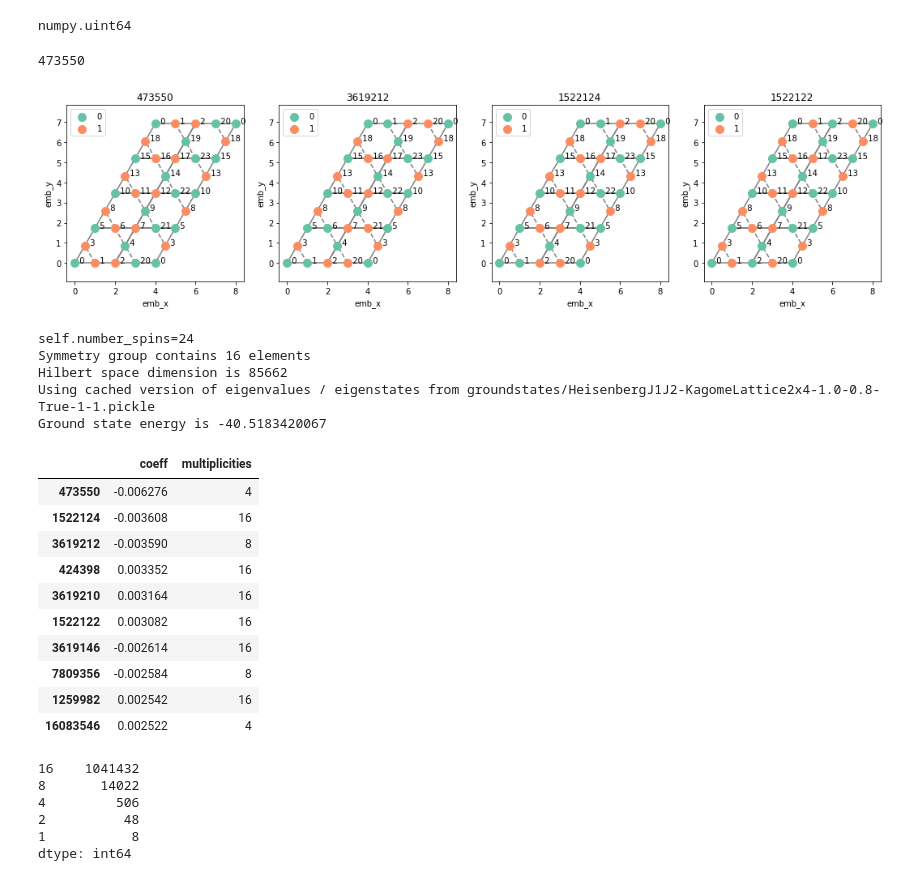
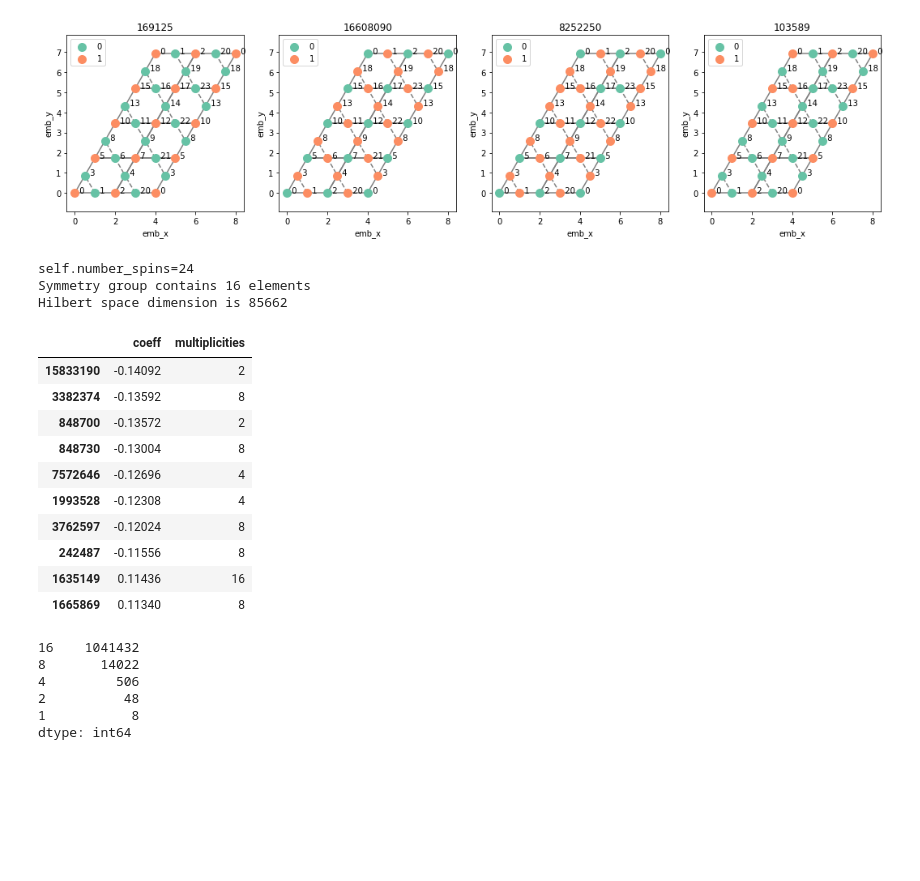
Before and after one commit to ischurov/frustrations-eda, a Jupyter notebook: kagome-24-fourier.ipynb, the cells around one changed output. Drawn from its saved outputs; the diff is of its cells as text; code cells hidden in the pictures; blank space fills up the shorter version.

```diff
--- a/kagome-24-fourier.ipynb
+++ b/kagome-24-fourier.ipynb
@@ -24,14 +28,20 @@ from utils import make_unpacked_configurations
 
 %matplotlib inline
+# %%
+experiment_dir = Path("kagome24-2022-12-20/")
 # %%
 learners = {}
-for file in Path("kagome24").glob("fourier-learner-*.pickle.lz"):
-    J, i = parse.search("fourier-learner-{:f}-{:d}.pickle.lz", str(file)).fixed
+for file in experiment_dir.glob("fourier-learner-*.pickle.lz"):
+    J, i = parse.search("fourier-learner-{}-{:d}.pickle.lz", str(file)).fixed
+    J = float(J)
     with lzma.open(file) as f:
         learners[J, i] = pickle.load(f)
+
+learners_ser = (
+    pd.DataFrame(dict(learner=learners))
+    .reset_index()
+    .rename(columns={"level_0": "J", "level_1": "iterations"})
+).set_index(["J", "iterations"])["learner"]
+
+for learner in learners.values():
+    learner.coeffs_df_ = None
-# %%
-learners_ser = (
-    pd.DataFrame(dict(learner=learners))
-    .reset_index()
-    .rename(columns={"level_0": "J", "level_1": "stochastic_iterations"})
-).set_index(["J", "stochastic_iterations"])["learner"]
@@ -94,10 +78,2 @@ for i in range(0, 2500, 500):
 # %%
 lat = KagomeLattice(width=2, height=4)
-# %%
-type(learners_ser[0.8, 2000].get_coeffs_df().index[0])
-# %% [output]
-numpy.uint64
-# %%
-learners_ser[0.8, 2000].get_coeffs_df().index[0]
-# %% [output]
-473550
@@ -106,8 +80,8 @@ import matplotlib.pyplot as plt
 # %%
 fig, axes = plt.subplots(ncols=4, figsize=(18, 4))
 for i, ax in enumerate(axes):
-    spins = int(learners_ser[0.8, 2000].get_coeffs_df().index[i])
+    spins = int(learners_ser[0, 400].get_coeffs_df().index[i])
     lat.plot(spins=spins, ax=ax)
     ax.set_title(spins)
 # %% [output]
-[figure, old version]
+[figure, new version]
@@ -116,11 +88,15 @@ import importlib
-# %%
-kagome_24_fourier = importlib.import_module("kagome-24-fourier")
-fourier_basis = kagome_24_fourier.fourier_basis
-system = kagome_24_fourier.system
-# %% [output]
-self.number_spins=24
-Symmetry group contains 16 elements
-Hilbert space dimension is 85662
-Using cached version of eigenvalues / eigenstates from groundstates/HeisenbergJ1J2-KagomeLattice2x4-1.0-0.8-True-1-1.pickle
-Ground state energy is -40.5183420067
+# %%
+system = HeisenbergJ1J2(lat, J1=1, J2=0, use_symmetries=True)
+
+fourier_basis = ls.SpinBasis(
+    system.symmetry_group,
+    number_spins=system.number_spins,
+    hamming_weight=None,
+    spin_inversion=None,
+)
+fourier_basis.build()
+# %% [output]
+self.number_spins=24
+Symmetry group contains 16 elements
+Hilbert space dimension is 85662
 # %%
@@ -137,21 +111,21 @@ multiplicities = (
     .size()
 )
 # %%
-learners_ser[0.8, 1000].get_coeffs_df().assign(
+learners_ser[1.2, 400].get_coeffs_df().assign(
     multiplicities=multiplicities
 ).iloc[:10]
 # %% [output]
 |  | coeff | multiplicities |
-| 473550 | -0.006276 | 4 |
-| 1522124 | -0.003608 | 16 |
-| 3619212 | -0.003590 | 8 |
-| 424398 | 0.003352 | 16 |
-| 3619210 | 0.003164 | 16 |
-| 1522122 | 0.003082 | 16 |
-| 3619146 | -0.002614 | 16 |
-| 7809356 | -0.002584 | 8 |
-| 1259982 | 0.002542 | 16 |
-| 16083546 | 0.002522 | 4 |
+| 15833190 | -0.14092 | 2 |
+| 3382374 | -0.13592 | 8 |
+| 848700 | -0.13572 | 2 |
+| 848730 | -0.13004 | 8 |
+| 7572646 | -0.12696 | 4 |
+| 1993528 | -0.12308 | 4 |
+| 3762597 | -0.12024 | 8 |
+| 242487 | -0.11556 | 8 |
+| 1635149 | 0.11436 | 16 |
+| 1665869 | 0.11340 | 8 |
 # %%
 multiplicities.value_counts()
 # %% [output]
```
Also changed, not shown: parts of 45 cells of this notebook, 4 other files.
